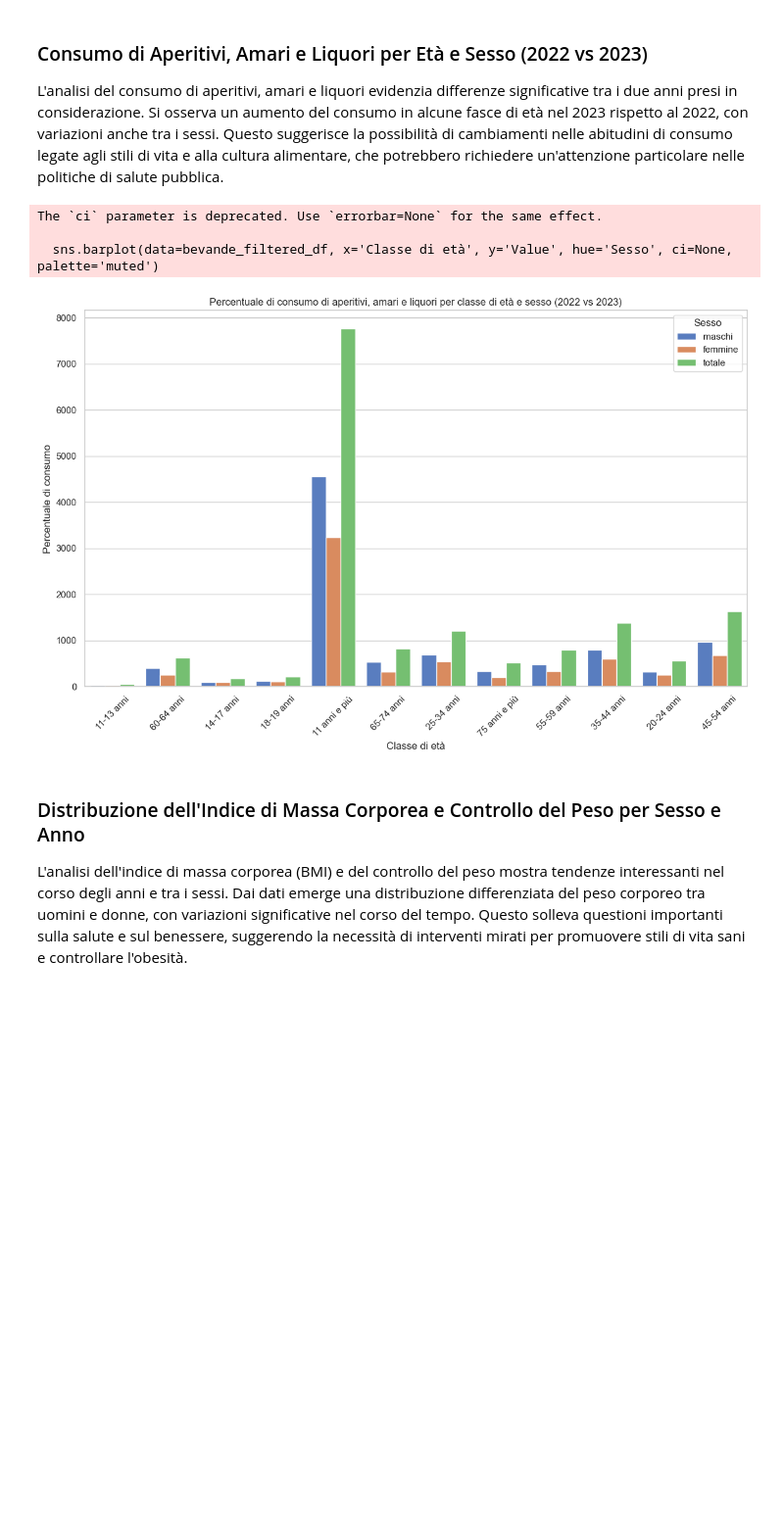
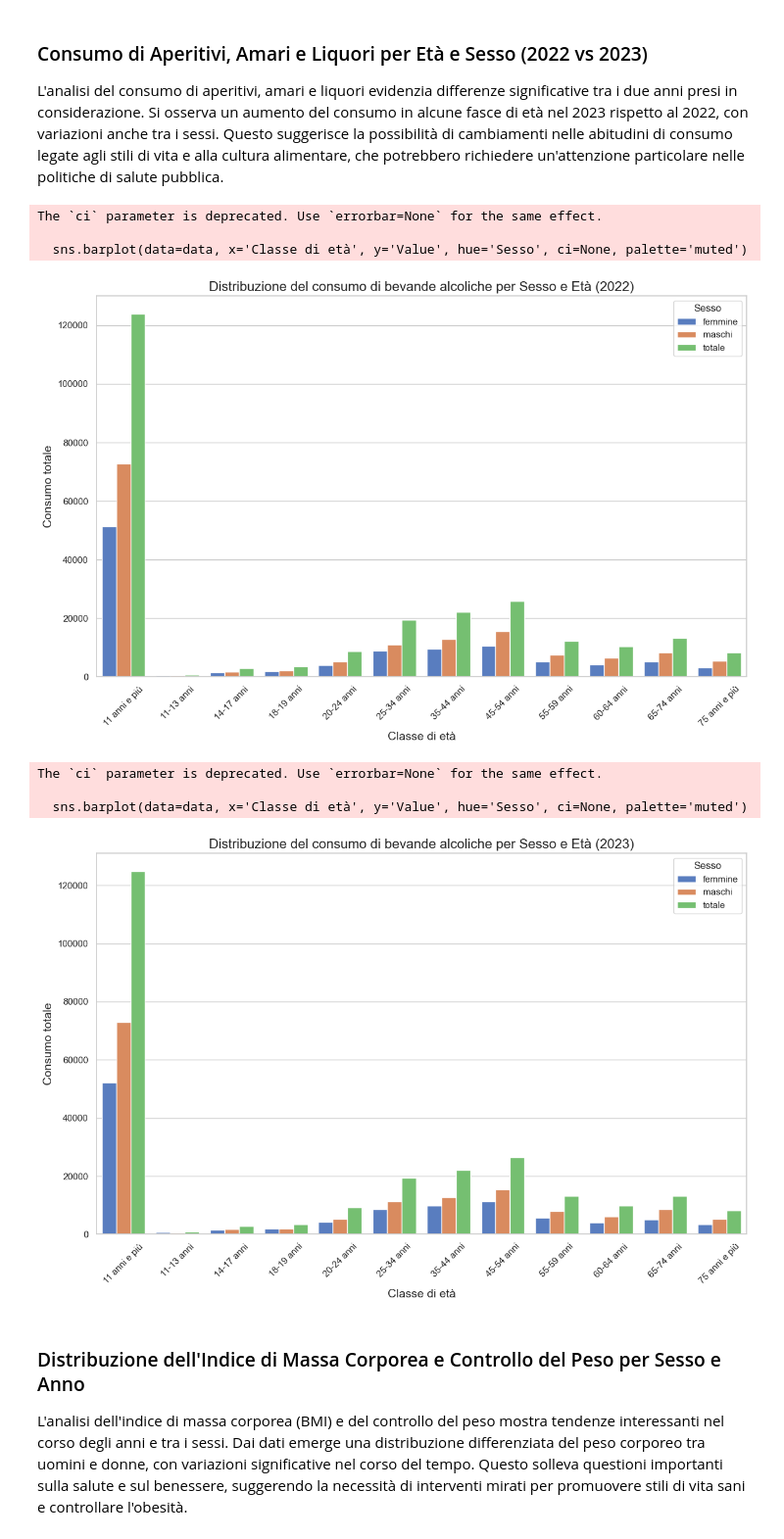
Before and after one commit to Umberto194/analisi-salute-alimentazione-2024, a Jupyter notebook: analisys.ipynb, the cells around one changed output. Shown at 98% size. Drawn from its saved outputs; the diff is of its cells as text; code cells hidden in the pictures; blank space fills up the shorter version.

```diff
--- a/analisys.ipynb
+++ b/analisys.ipynb
@@ -61,0 +32,19 @@ The `ci` parameter is deprecated. Use `errorbar=None` for the same effect.
+# %%
+# Display the first few rows of the dataframe to understand its structure
+df_smoking.head()
+
+# Raggruppare i dati per anno e classe di età
+df_smoking_grouped = df_smoking.groupby(['TIME', 'Classe di età'])['Value'].sum().reset_index()
+
+# Creare grafici a torta per ciascun anno
+years = df_smoking_grouped['TIME'].unique()
+fig, axes = plt.subplots(1, len(years), figsize=(20, 8), subplot_kw=dict(aspect="equal"))
+
+for i, year in enumerate(years):
+    data = df_smoking_grouped[df_smoking_grouped['TIME'] == year]
+    axes[i].pie(data['Value'], labels=data['Classe di età'], autopct='%1.1f%%', startangle=140)
+    axes[i].set_title(f'Anno {year}')
+
+plt.suptitle('Distribuzione delle Abitudini al Fumo per Età e Anno')
+plt.tight_layout()
+plt.show()
@@ -65,31 +56,38 @@ L'analisi del consumo di aperitivi, amari e liquori evidenzia differenze signifi
 # %%
 # Display the first few rows of the dataframe to understand its structure
 bevande_df.head()
 
 # Filtrare i dati per gli anni 2022 e 2023
 bevande_filtered_df = bevande_df[bevande_df['TIME'].isin([2022, 2023])]
 
-# Impostare il contesto per i grafici
-sns.set(style="whitegrid")
+# Calcolare la somma del consumo per sesso e classe di età per ogni anno
+df_bar_2022 = bevande_filtered_df[bevande_filtered_df['TIME'] == 2022].groupby(['Sesso', 'Classe di età'])['Value'].sum().reset_index()
+df_bar_2023 = bevande_filtered_df[bevande_filtered_df['TIME'] == 2023].groupby(['Sesso', 'Classe di età'])['Value'].sum().reset_index()
 
-# Creare un grafico a barre per visualizzare le percentuali di consumo per sesso, classe di età e anno
-plt.figure(figsize=(14, 8))
-sns.barplot(data=bevande_filtered_df, x='Classe di età', y='Value', hue='Sesso', ci=None, palette='muted')
+# Funzione per creare il grafico a barre
+def create_bar_chart(data, year):
+    plt.figure(figsize=(12, 8))
+    sns.barplot(data=data, x='Classe di età', y='Value', hue='Sesso', ci=None, palette='muted')
+    plt.title(f'Distribuzione del consumo di bevande alcoliche per Sesso e Età ({year})', fontsize=16)
+    plt.xlabel('Classe di età', fontsize=14)
+    plt.ylabel('Consumo totale', fontsize=14)
+    plt.legend(title='Sesso')
+    plt.xticks(rotation=45)
+    plt.tight_layout()
+    plt.show()
 
-# Aggiungere etichette e titolo
-plt.xlabel('Classe di età')
-plt.ylabel('Percentuale di consumo')
-plt.title('Percentuale di consumo di aperitivi, amari e liquori per classe di età e sesso (2022 vs 2023)')
-plt.legend(title='Sesso')
-
-# Mostrare il grafico
-plt.xticks(rotation=45)
-plt.show()
+# Creare i grafici a barre per entrambi gli anni
+create_bar_chart(df_bar_2022, 2022)
+create_bar_chart(df_bar_2023, 2023)
 # %% [output]
 The `ci` parameter is deprecated. Use `errorbar=None` for the same effect.
 
-  sns.barplot(data=bevande_filtered_df, x='Classe di età', y='Value', hue='Sesso', ci=None, palette='muted')
+  sns.barplot(data=data, x='Classe di età', y='Value', hue='Sesso', ci=None, palette='muted')
-[figure, old version]
+[figure, new version]
+The `ci` parameter is deprecated. Use `errorbar=None` for the same effect.
+
+  sns.barplot(data=data, x='Classe di età', y='Value', hue='Sesso', ci=None, palette='muted')
+[figure, added]
 # %% [markdown]
 ### Distribuzione dell'Indice di Massa Corporea e Controllo del Peso per Sesso e Anno
 L'analisi dell'indice di massa corporea (BMI) e del controllo del peso mostra tendenze interessanti nel corso degli anni e tra i sessi. Dai dati emerge una distribuzione differenziata del peso corporeo tra uomini e donne, con variazioni significative nel corso del tempo. Questo solleva questioni importanti sulla salute e sul benessere, suggerendo la necessità di interventi mirati per promuovere stili di vita sani e controllare l'obesità.
```
Also changed, not shown: parts of 10 cells of this notebook.
